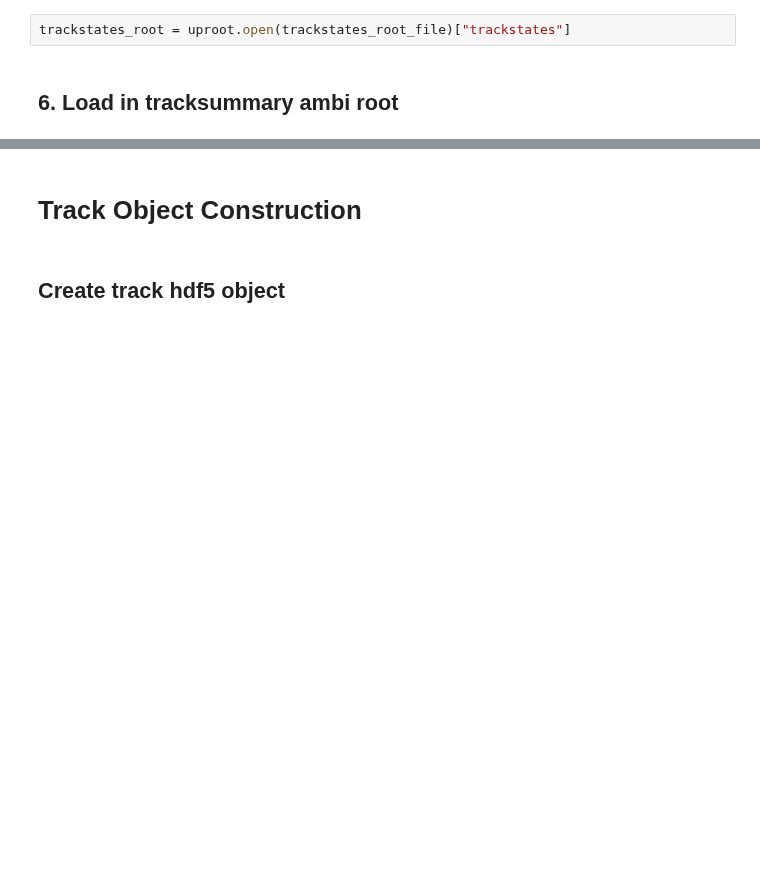
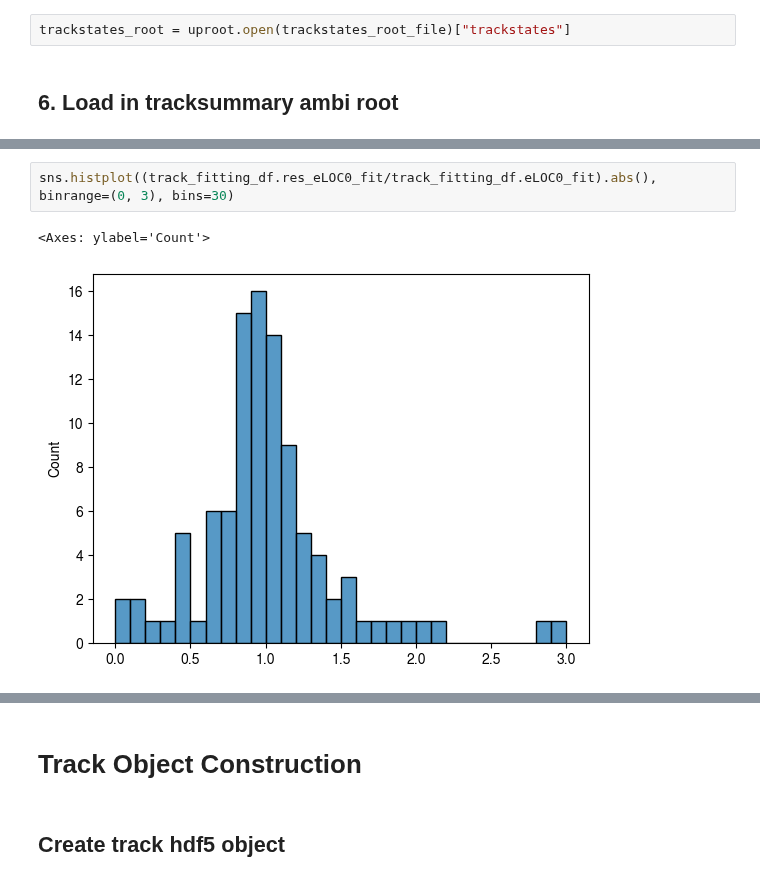
Before and after one commit to OpenDataDetector/ColliderML-Production, a Jupyter notebook: notebooks/infrastructure/7_DM_edm4hep_tracks_conversion.ipynb, the cells around one changed output, grey strips where cells are left out. Cells and saved outputs as stored; diff of their text form; blank space fills up the shorter version.

```diff
--- a/notebooks/infrastructure/7_DM_edm4hep_tracks_conversion.ipynb
+++ b/notebooks/infrastructure/7_DM_edm4hep_tracks_conversion.ipynb
@@ -329,0 +357,5 @@ track_fitting_df
+# %%
+sns.histplot((track_fitting_df.res_eLOC0_fit/track_fitting_df.eLOC0_fit).abs(), binrange=(0, 3), bins=30)
+# %% [output]
+<Axes: ylabel='Count'>
+[figure, added]
```
Also changed, not shown: parts of 17 cells of this notebook, 12 other files.
